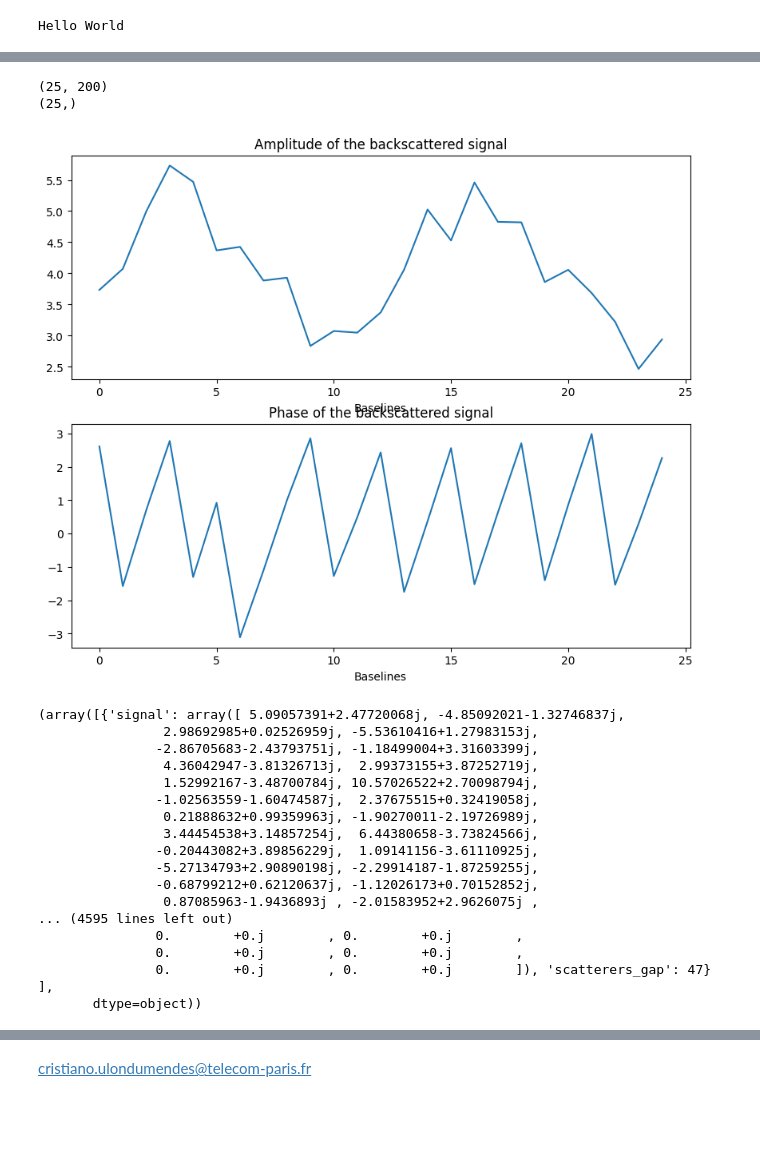
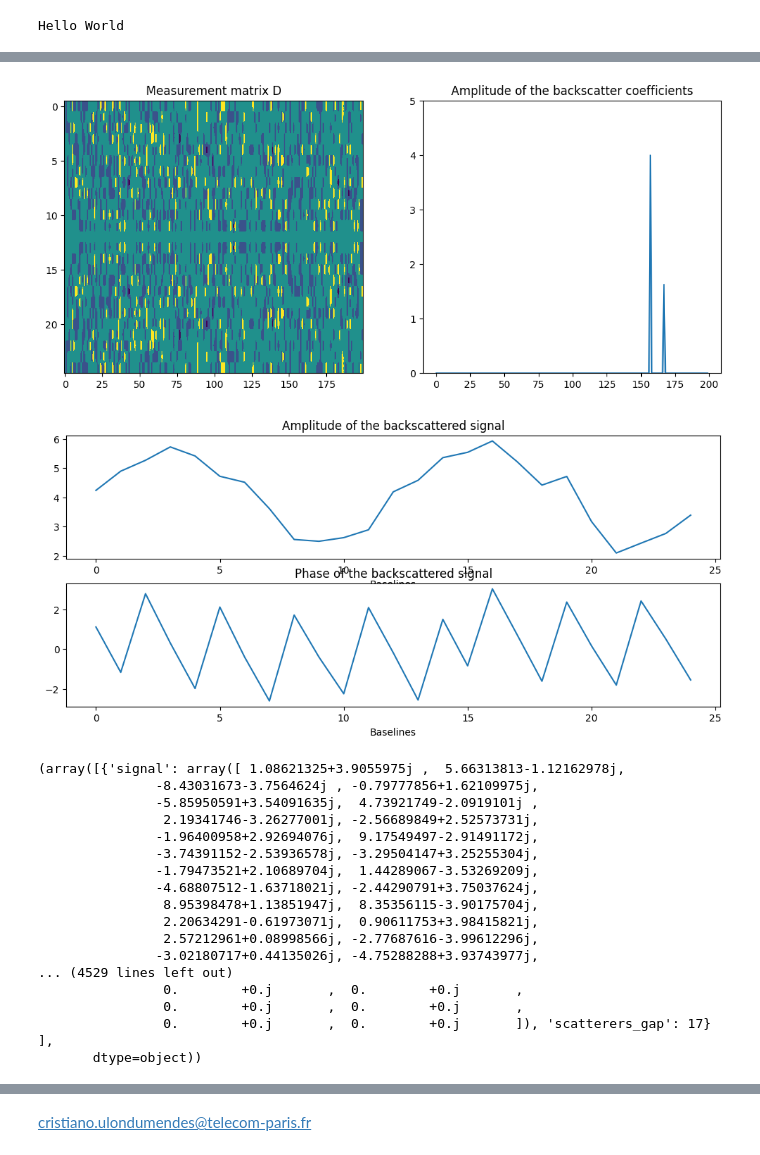
Before and after one commit to EscandeIsaya/IMA206_project, a Jupyter notebook: Isaya_Impl/scatterer.ipynb, the cells around one changed output, grey strips where cells are left out. Saved outputs shown, nothing was run; the diff lists cells and outputs as text; code cells hidden in the pictures; blank space fills up the shorter version.

Commit message:
Better visualisation, can load W, fix data generation

```diff
--- a/Isaya_Impl/scatterer.ipynb
+++ b/Isaya_Impl/scatterer.ipynb
@@ -28,7 +29,7 @@ rayleigh_res = lambda_c*R0/(2*delta_D) #Rayleigh resolution, 50m in this case
 # %%
 def generate_backscatter_coefficients(height=None):
 	if height == None :
-		height = np.random.choice([k for k in range(200)])
+		height = np.random.choice([k for k in range(n_grids)])
 	A = min(max(np.abs(np.random.rayleigh(scale=2, size=1)[0]), 1), 4)
 
 	phi = np.random.uniform(0, 2 * np.pi, size=1)[0]
@@ -39,13 +40,12 @@ def generate_backscatter_coefficients(height=None):
 
 #referred to as A in the model implementation part
 def compute_measurement_matrix():
-	s = np.linspace(0, max_height, n_grids)
+	s = np.linspace(0, n_grids,n_grids)
 	#baselines in gamma-net go from -135 to 135 in 25 steps
 	baselines = np.linspace (-135,135,25)
 	D = np.exp(1j * 4 * np.pi * np.outer(baselines, s) / (lambda_c * R0))
 	return D
 
-#ToDo : compute 11 levels of noise with SNR from 0 to 30 dB --> find the right gwn each time
 def simulate_backscattered_signal(signal, D):
     return np.dot(D, signal)
 
@@ -88,16 +88,16 @@ def generate_gamma(n_scatterers,height=None,scatterers_dist=None) :
 
 		#no height and resolution specified : generate random heights
 		if height == None and scatterers_dist == None :
-			height1 = np.random.choice([k for k in range(200)])
-			height2 = np.random.choice([k for k in range(200)])
+			height1 = np.random.choice([k for k in range(n_grids)])
+			height2 = np.random.choice([k for k in range(n_grids)])
 			while height1 == height2:
-				height2 = np.random.choice([k for k in range(200)])
+				height2 = np.random.choice([k for k in range(n_grids)])
 
 		#no height specified but resolution specified : generate random heights with a given distance
 		elif height == None and scatterers_dist is not None :
-			height1 = np.random.choice([k for k in range(200)])
+			height1 = np.random.choice([k for k in range(n_grids)])
 			height2 = height1 + scatterers_dist
-			if height2 >= max_height :
+			if height2 >= n_grids :
 				height2 = height1 - scatterers_dist
 
 		#height specified
@@ -111,7 +111,7 @@ def generate_gamma(n_scatterers,height=None,scatterers_dist=None) :
 		if height is not None and type(height) != int :
 			raise TypeError("If only one scatterer, height must be an integer")
 		elif height is None :
-			height = np.random.choice([k for k in range(200)])
+			height = np.random.choice([k for k in range(n_grids)])
 		return [generate_backscatter_coefficients(height)]
 
 	else :
@@ -169,25 +157,34 @@ _ = plt.yticks([0.5,1,1.5,2,2.5,3,3.5,4])
 # %%
+target_snr = 20
+n_scatterers = 2
+distancing_factor = 0.2 #between 0.1 and 1.2 (times the rayleigh resolution)
+
+gamma = generate_gamma(n_scatterers,scatterers_dist=int(rayleigh_res*distancing_factor))[0]
+
+f,axes = plt.subplots(1,2,figsize=(12,5))
+axes[1].plot([np.abs(gamma[k]) for k in range(len(gamma))])
+axes[1].set_title("Amplitude of the backscatter coefficients")
+axes[1].set_ylim(0, 5)
+
 D = compute_measurement_matrix()
-print(D.shape)
-
-target_snr = 20
+axes[0].imshow(np.abs(D),aspect='auto')
+axes[0].set_title("Measurement matrix D")
+plt.show()
 
 signal = noise_for_snr(gamma, target_snr)
 y = simulate_backscattered_signal(signal,D)
-print(y.shape)
 
-f,axes = plt.subplots(2,1,figsize=(10,8))
+f,axes = plt.subplots(2,1,figsize=(12,5))
 axes[0].plot([np.abs(y[k]) for k in range(len(y))])
 axes[1].plot([np.angle(y[k]) for k in range(len(y))])
 axes[0].set_title("Amplitude of the backscattered signal")
 axes[0].set_xlabel("Baselines")
 axes[1].set_title("Phase of the backscattered signal")
 axes[1].set_xlabel("Baselines")
 plt.show()
 # %% [output]
-(25, 200)
-(25,)
-[figure, old version]
+[figure, new version]
+[figure, added]
 # %%
 if run_W:
 	model = AtasiNet(D)
@@ -198,22 +195,22 @@ if run_W:
 	print(score)
 	pkl.dump(model, open("./Models/model_", "wb"))
 # %%
-generate_data(save=True)
+generate_data(save=rewrite_sim_data)
 # %% [output]
-(array([{'signal': array([ 5.09057391+2.47720068j, -4.85092021-1.32746837j,
-                2.98692985+0.02526959j, -5.53610416+1.27983153j,
-               -2.86705683-2.43793751j, -1.18499004+3.31603399j,
-                4.36042947-3.81326713j,  2.99373155+3.87252719j,
-                1.52992167-3.48700784j, 10.57026522+2.70098794j,
-               -1.02563559-1.60474587j,  2.37675515+0.32419058j,
-                0.21888632+0.99359963j, -1.90270011-2.19726989j,
-                3.44454538+3.14857254j,  6.44380658-3.73824566j,
-               -0.20443082+3.89856229j,  1.09141156-3.61110925j,
-               -5.27134793+2.90890198j, -2.29914187-1.87259255j,
-               -0.68799212+0.62120637j, -1.12026173+0.70152852j,
-                0.87085963-1.9436893j , -2.01583952+2.9626075j ,
-... (4595 lines left out)
-               0.        +0.j        , 0.        +0.j        ,
-               0.        +0.j        , 0.        +0.j        ,
-               0.        +0.j        , 0.        +0.j        ]), 'scatterers_gap': 47}                                               ],
+(array([{'signal': array([ 1.08621325+3.9055975j ,  5.66313813-1.12162978j,
+               -8.43031673-3.7564624j , -0.79777856+1.62109975j,
+               -5.85950591+3.54091635j,  4.73921749-2.0919101j ,
+                2.19341746-3.26277001j, -2.56689849+2.52573731j,
+               -1.96400958+2.92694076j,  9.17549497-2.91491172j,
+               -3.74391152-2.53936578j, -3.29504147+3.25255304j,
+               -1.79473521+2.10689704j,  1.44289067-3.53269209j,
+               -4.68807512-1.63718021j, -2.44290791+3.75037624j,
+                8.95398478+1.13851947j,  8.35356115-3.90175704j,
+                2.20634291-0.61973071j,  0.90611753+3.98415821j,
+                2.57212961+0.08998566j, -2.77687616-3.99612296j,
+               -3.02180717+0.44135026j, -4.75288288+3.93743977j,
+... (4529 lines left out)
+                0.        +0.j       ,  0.        +0.j       ,
+                0.        +0.j       ,  0.        +0.j       ,
+                0.        +0.j       ,  0.        +0.j       ]), 'scatterers_gap': 17}                                             ],
        dtype=object))
```
Also changed, not shown: parts of 3 cells of this notebook, 2 other files.
